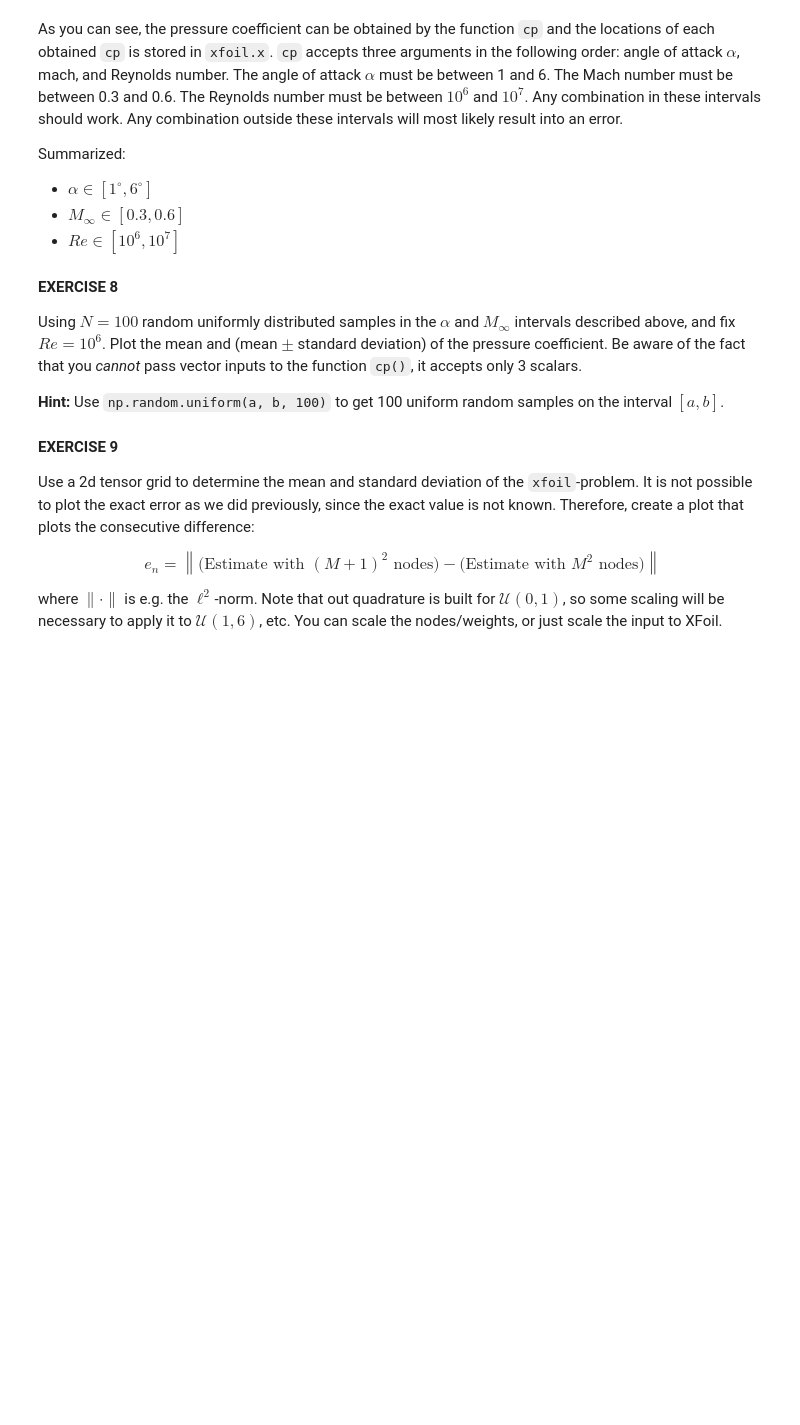
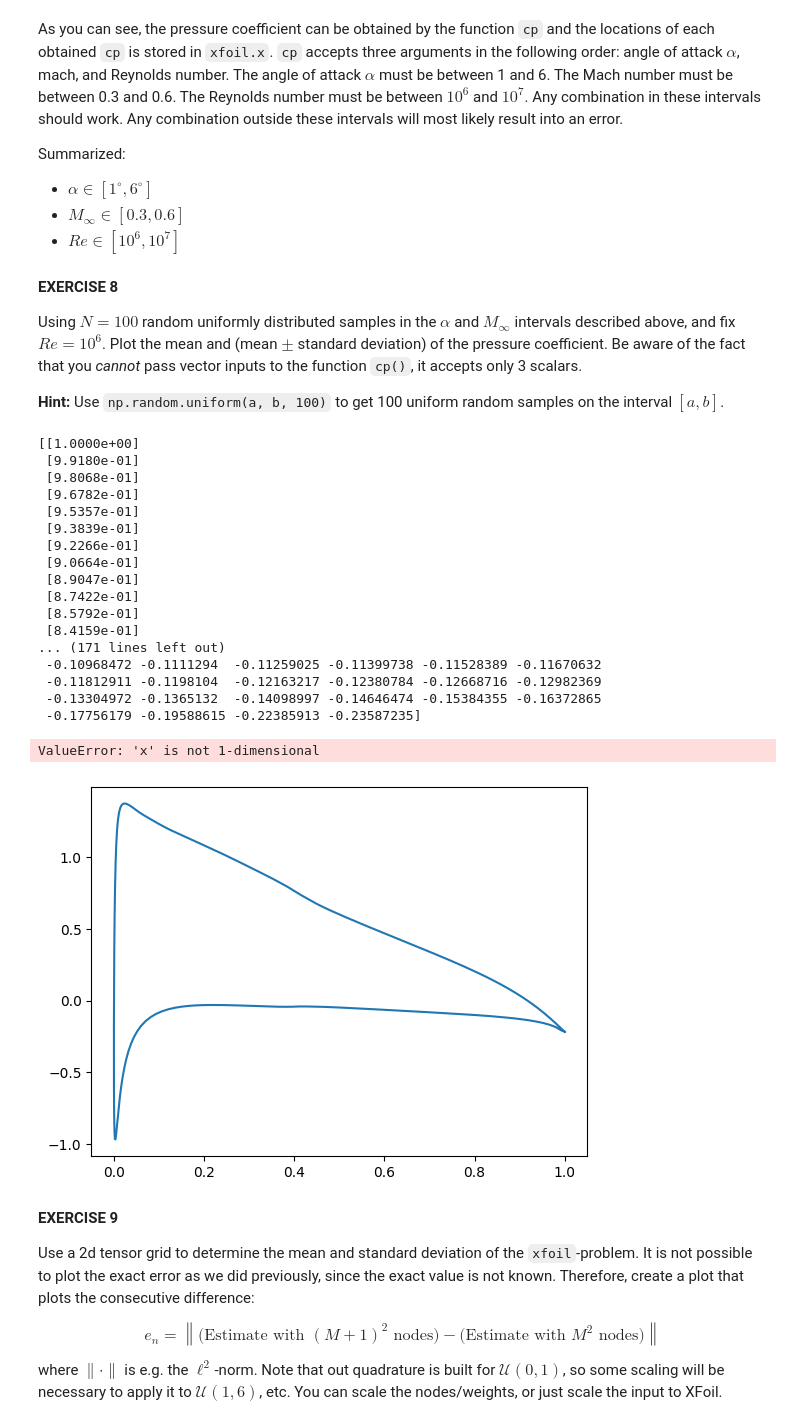
Before and after one commit to msahirs/CFD_IV, a Jupyter notebook: Tutorial1.ipynb, the cells around one changed output. Drawn from its saved outputs; the diff is of its cells as text; code cells hidden in the pictures; blank space fills up the shorter version.

Commit message:
Added xfoil accessor

```diff
--- a/Tutorial1.ipynb
+++ b/Tutorial1.ipynb
@@ -544,6 +544,49 @@ Using $N = 100$ random uniformly distributed samples in the $\alpha$ and $M_\inf
 
 **Hint:**
 Use `np.random.uniform(a, b, 100)` to get 100 uniform random samples on the interval $[a, b]$.
+# %%
+N = 100
+alpha_set = np.random.uniform(1, 6, N)[:,np.newaxis]
+M_set = np.random.uniform(0.3, 0.6, N)[:,np.newaxis]
+Re_set = np.random.uniform(1e6, 1e7, N)[:,np.newaxis]
+
+sample_set = np.hstack((alpha_set,M_set,Re_set))
+
+xfoil_output = np.empty((N,len(xfoil.x)))
+
+for c,args in enumerate(sample_set):
+    xfoil_output[c,:] = -(xfoil.cp(*args).flatten())
+    # xfoil_output.append(-xfoil.cp(*args))
+
+
+avg_cp = np.mean(xfoil_output, axis = 0)
+std_cp = np.std(xfoil_output, axis = 0)
+cp_plus = avg_cp + std_cp
+cp_minus = avg_cp - std_cp
+plt.plot(xfoil.x, avg_cp)
+print(xfoil.x)
+print(cp_minus)
+plt.fill_between(xfoil.x, cp_minus, cp_plus, color='C0', alpha=0.5)
+# %% [output]
+[[1.0000e+00]
+ [9.9180e-01]
+ [9.8068e-01]
+ [9.6782e-01]
+ [9.5357e-01]
+ [9.3839e-01]
+ [9.2266e-01]
+ [9.0664e-01]
+ [8.9047e-01]
+ [8.7422e-01]
+ [8.5792e-01]
+ [8.4159e-01]
+... (171 lines left out)
+ -0.10968472 -0.1111294  -0.11259025 -0.11399738 -0.11528389 -0.11670632
+ -0.11812911 -0.1198104  -0.12163217 -0.12380784 -0.12668716 -0.12982369
+ -0.13304972 -0.1365132  -0.14098997 -0.14646474 -0.15384355 -0.16372865
+ -0.17756179 -0.19588615 -0.22385913 -0.23587235]
+ValueError: 'x' is not 1-dimensional
+[figure, added]
 # %% [markdown]
 **EXERCISE 9**
 
```
